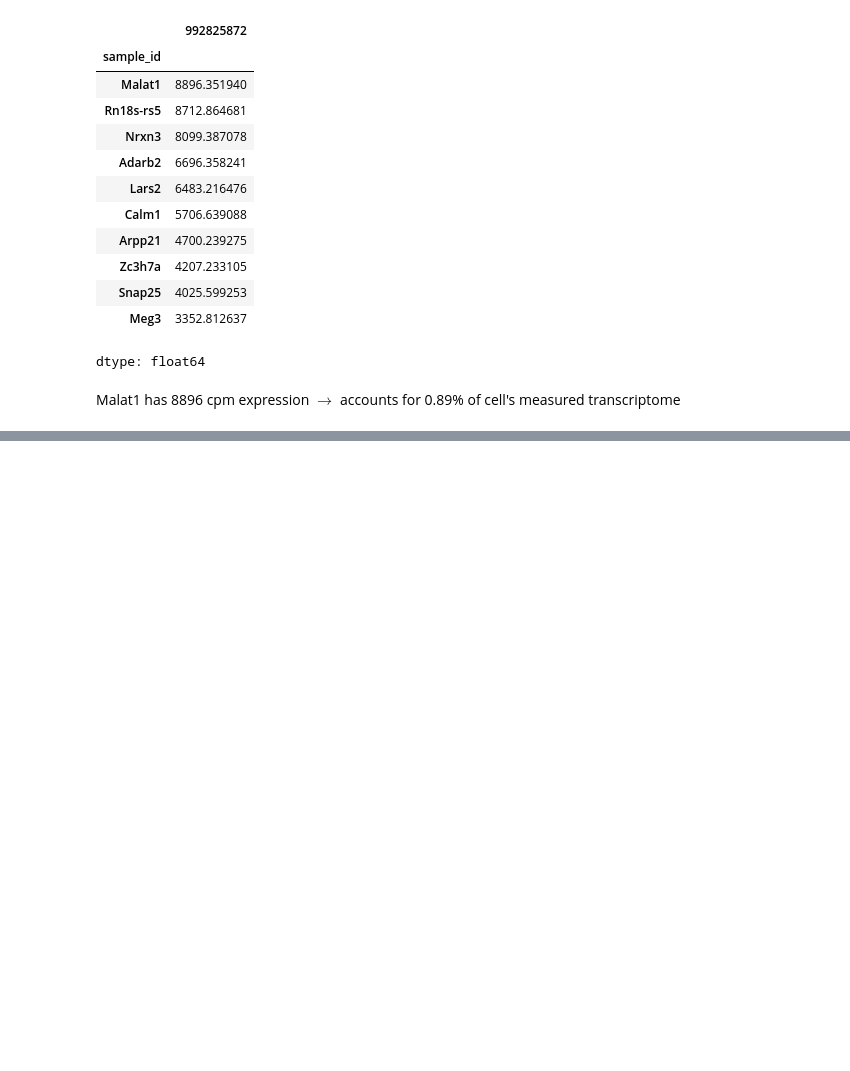
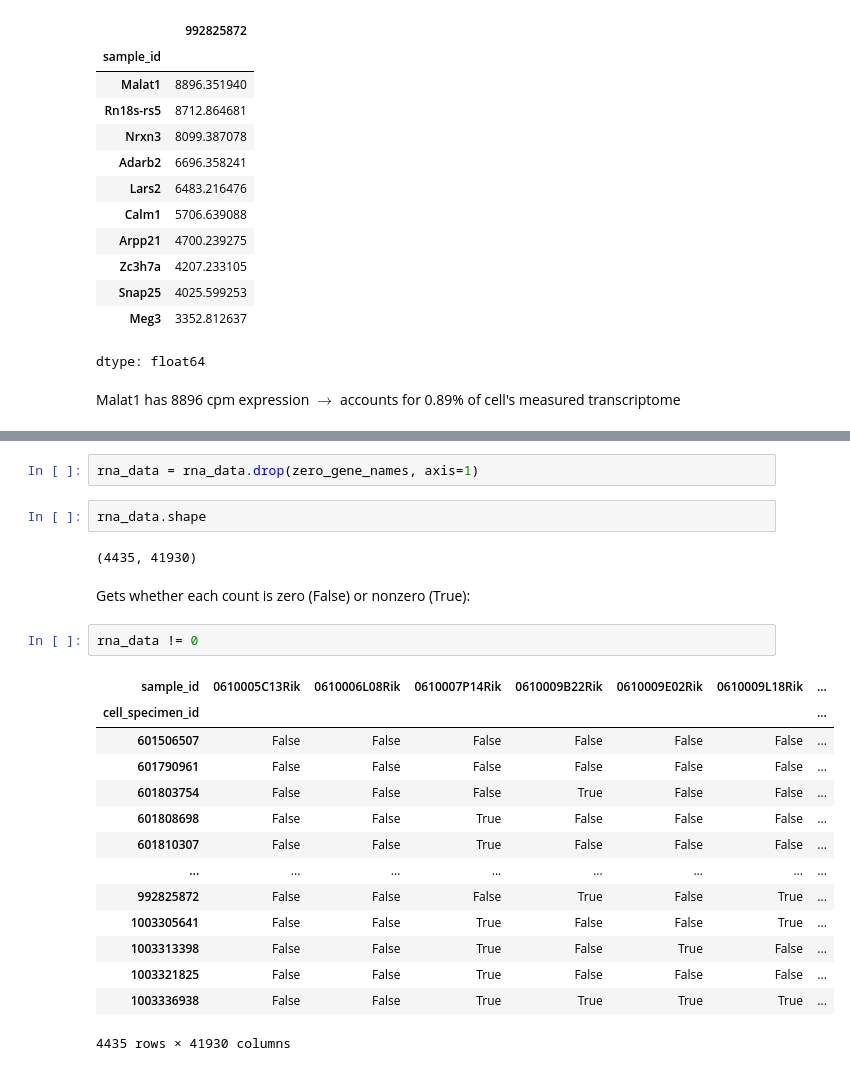
Before and after one commit to tb-harris/neuroscience-2025, a Jupyter notebook: 2_Patch_seq_Data.ipynb, the cells around one changed output, grey strips where cells are left out. Drawn from its saved outputs; the diff is of its cells as text; blank space fills up the shorter version.

```diff
--- a/2_Patch_seq_Data.ipynb
+++ b/2_Patch_seq_Data.ipynb
@@ -178,0 +258,25 @@ Malat1 has 8896 cpm expression $\rightarrow$ accounts for 0.89% of cell's measur
+# %%
+rna_data = rna_data.drop(zero_gene_names, axis=1)
+# %%
+rna_data.shape
+# %% [output]
+(4435, 41930)
+# %% [markdown]
+Gets whether each count is zero (False) or nonzero (True):
+# %%
+rna_data != 0
+# %% [output]
+| sample_id | 0610005C13Rik | 0610006L08Rik | 0610007P14Rik | 0610009B22Rik | 0610009E02Rik | 0610009L18Rik | ... |
+| cell_specimen_id |  |  |  |  |  |  | ... |
+| 601506507 | False | False | False | False | False | False | ... |
+| 601790961 | False | False | False | False | False | False | ... |
+| 601803754 | False | False | False | True | False | False | ... |
+| 601808698 | False | False | True | False | False | False | ... |
+| 601810307 | False | False | True | False | False | False | ... |
+| ... | ... | ... | ... | ... | ... | ... | ... |
+| 992825872 | False | False | False | True | False | True | ... |
+| 1003305641 | False | False | True | False | False | True | ... |
+| 1003313398 | False | False | True | False | True | False | ... |
+| 1003321825 | False | False | True | False | False | False | ... |
+| 1003336938 | False | False | True | True | True | True | ... |
+4435 rows × 41930 columns
```
Also changed, not shown: parts of 27 cells of this notebook.
